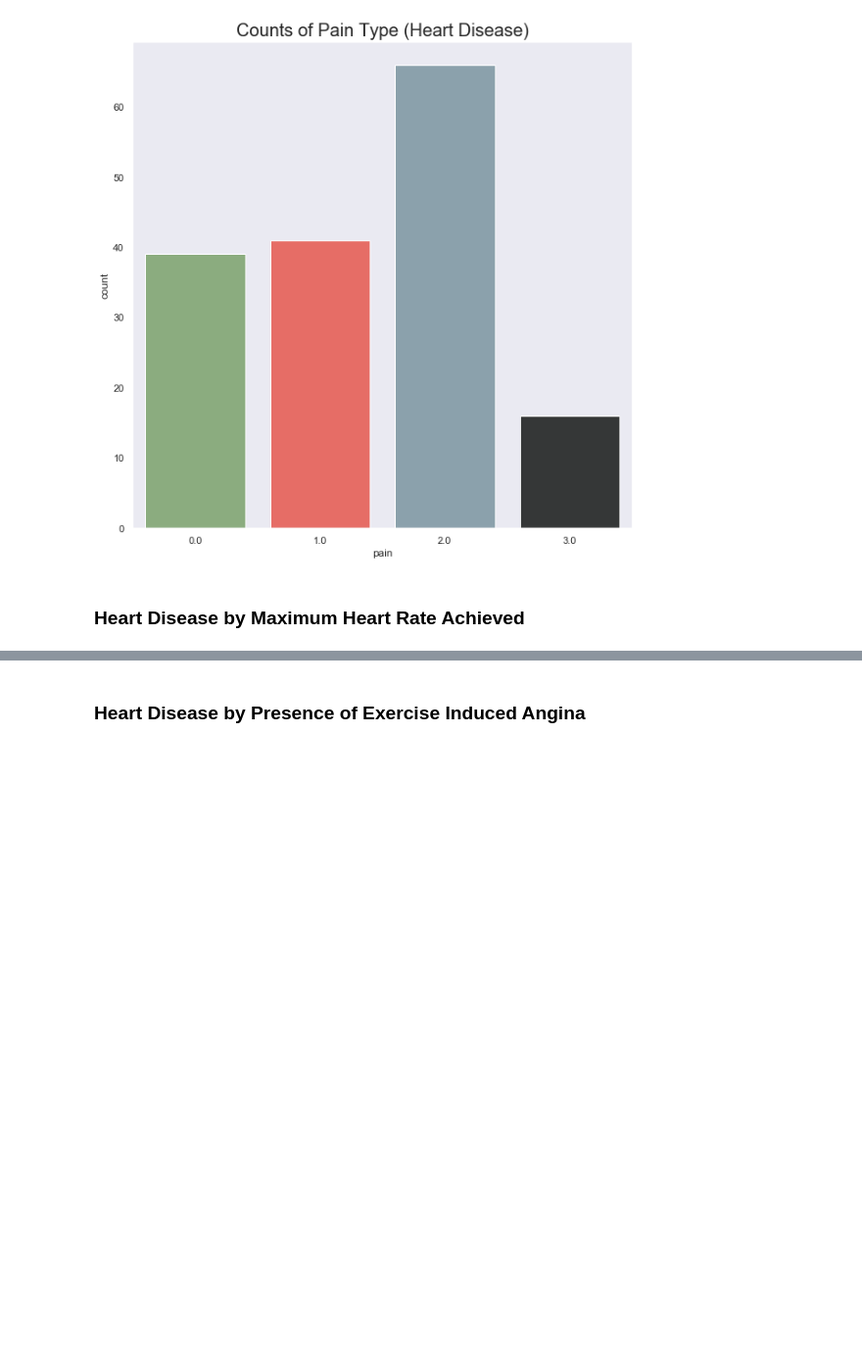
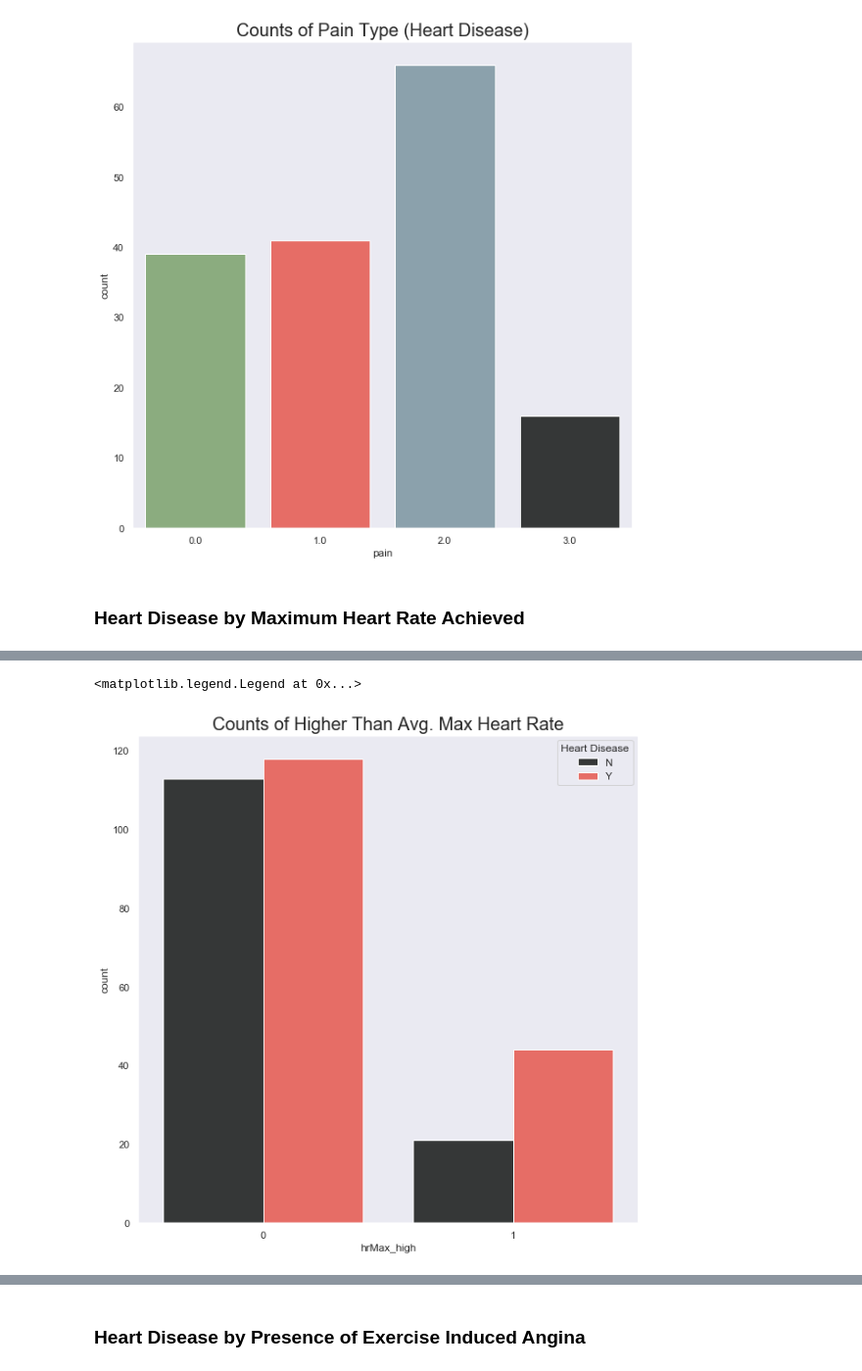
Before and after one commit to ljsauer/LaunchCode, a Jupyter notebook: Final Project - EDA/Heart_Disease_EDA.ipynb, the cells around one changed output, grey strips where cells are left out. Shown at 98% size. Drawn from its saved outputs; the diff is of its cells as text; code cells hidden in the pictures; blank space fills up the shorter version.

```diff
--- a/Final Project - EDA/Heart_Disease_EDA.ipynb
+++ b/Final Project - EDA/Heart_Disease_EDA.ipynb
@@ -239,3 +323,13 @@ data['hrMax_bins'] = data['hrMax'].apply(lambda x: '70-84' if x <= 84
+# %%
+plt.rcParams['figure.figsize'] = (10, 10)
+a = sns.countplot('hrMax_high', hue='target', palette=coolwarm, data=data)
+
+plt.rcParams['figure.figsize'] = (10, 10)
+plt.title('Counts of Higher Than Avg. Max Heart Rate', size=20)
+a.legend('N'+'Y', title='Heart Disease')
+# %% [output]
+<matplotlib.legend.Legend at 0x...>
+[figure, added]
 # %%
 plt.rcParams['figure.figsize'] = (10, 10)
 a = sns.countplot('hrMax_bins', hue='target', palette=sns.color_palette(alt_custom), data=data, order=['85-99', '100-119', '120-139', '140-159',
```
Also changed, not shown: parts of 14 cells of this notebook, 4 other files.
